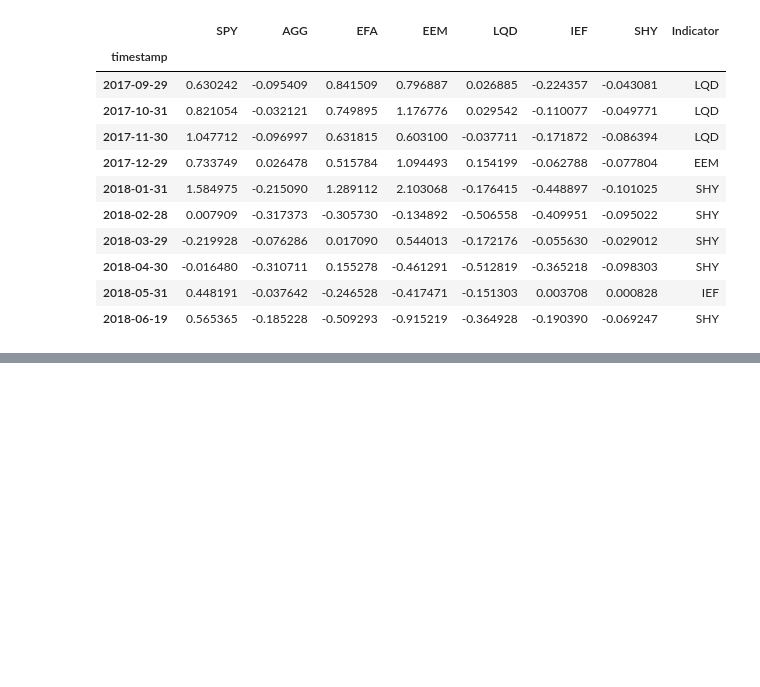
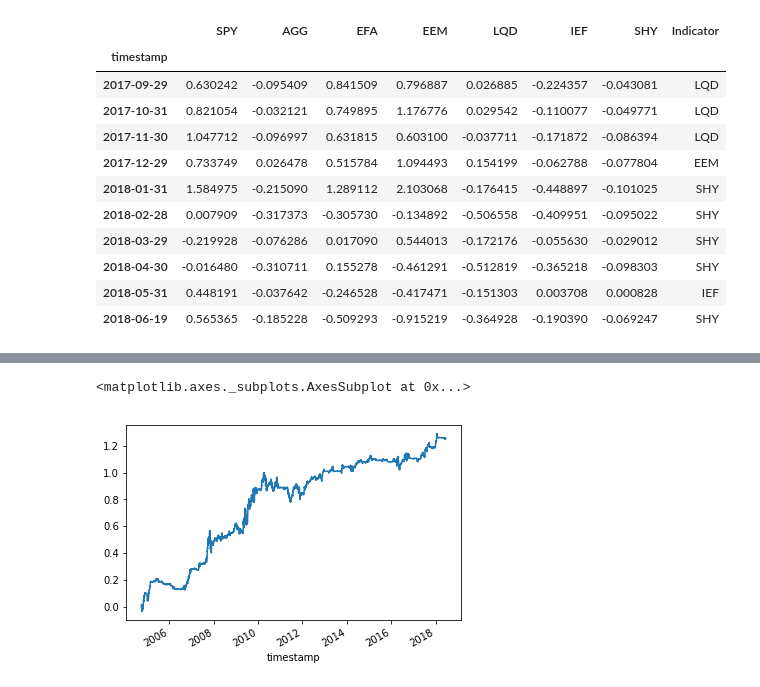
Before and after one commit to xexx12345/MISC, a Jupyter notebook: VAA-Performance.ipynb, the cells around one changed output, grey strips where cells are left out. Saved outputs shown, nothing was run; the diff lists cells and outputs as text; code cells hidden in the pictures; blank space fills up the shorter version.

```diff
--- a/VAA-Performance.ipynb
+++ b/VAA-Performance.ipynb
@@ -106,5 +106,3 @@ Maindf_Daily_MOMP['Indicator Daily'] = np.where(Maindf_Daily_MOMP[['SPY','AGG','
 test = Maindf_Daily.join(Maindf_EOM_VAA, how = "left")
 # %%
 test['indicator_new'] = test.indicator.ffill()
-# %%
-test['something'] = test.lookup(test.index, test['indicator_new'])
@@ -119,0 +114,3 @@ df.to_csv('test1.csv')
+# %%
+df.dropna(inplace = True)
+df['VAA_Log_New'] = np.where(df.indicator_new != df.indicator_new.shift(1), 0, df.VAA_Log)
@@ -120,3 +141,8 @@ df.to_csv('test1.csv')
+# %%
+df.VAA_Log_New.cumsum().plot()
+# %% [output]
+<matplotlib.axes._subplots.AxesSubplot at 0x...>
+[figure, added]
 # %%
 save_xls([Maindf_EOM,Maindf_EOM_VAA,Maindf,Maindf_Merged,Maindf_Daily_MOMP],"H:\\vaa.xlsx",["PRICES END OF MONTH","MOMP","RAW PRICES","MERGED_DF","Maindf_Daily_MOMP"])
 # %%
```
Also changed, not shown: parts of 4 cells of this notebook, 1 other file.
